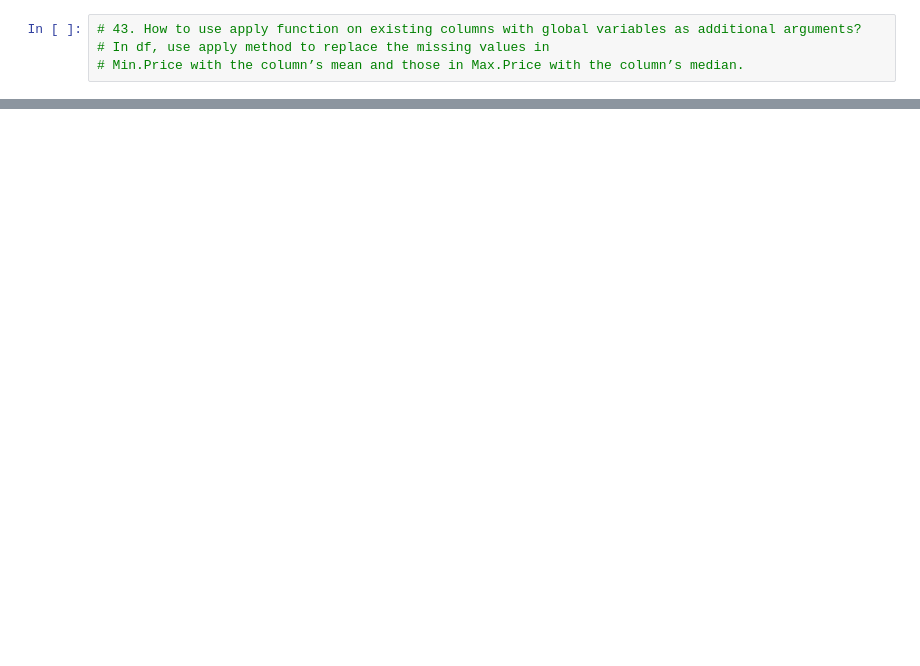
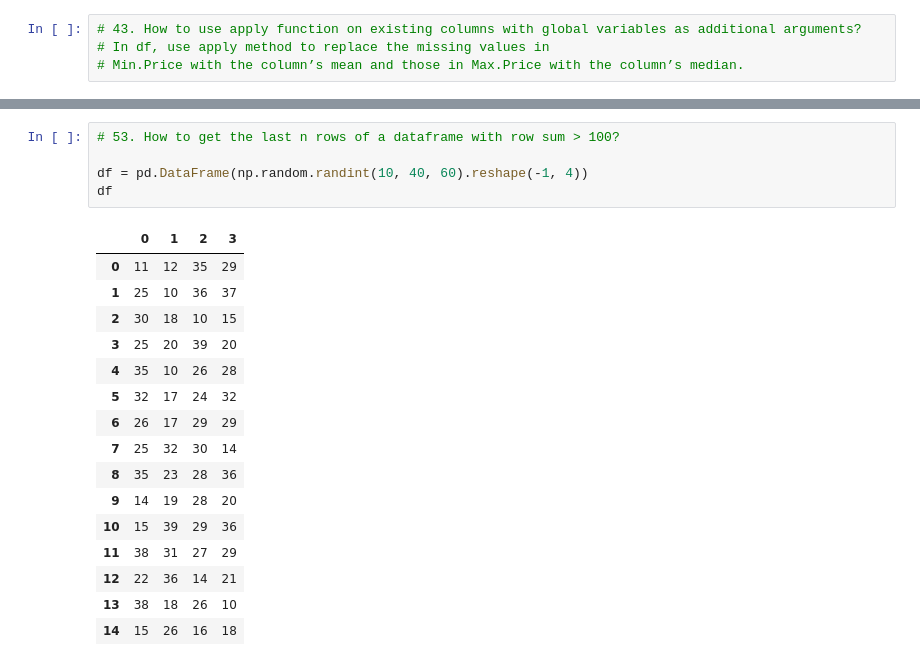
Before and after one commit to anmorozov16/ds_practice, a Jupyter notebook: data_science_practice.ipynb, the cells around one changed output, grey strips where cells are left out. Drawn from its saved outputs; the diff is of its cells as text; blank space fills up the shorter version.

```diff
--- a/data_science_practice.ipynb
+++ b/data_science_practice.ipynb
@@ -871,0 +1035,22 @@ df[cols].apply(lambda x: x.fillna(x.mean()))
+# %%
+# 53. How to get the last n rows of a dataframe with row sum > 100?
+
+df = pd.DataFrame(np.random.randint(10, 40, 60).reshape(-1, 4))
+df
+# %% [output]
+|  | 0 | 1 | 2 | 3 |
+| 0 | 11 | 12 | 35 | 29 |
+| 1 | 25 | 10 | 36 | 37 |
+| 2 | 30 | 18 | 10 | 15 |
+| 3 | 25 | 20 | 39 | 20 |
+| 4 | 35 | 10 | 26 | 28 |
+| 5 | 32 | 17 | 24 | 32 |
+| 6 | 26 | 17 | 29 | 29 |
+| 7 | 25 | 32 | 30 | 14 |
+| 8 | 35 | 23 | 28 | 36 |
+| 9 | 14 | 19 | 28 | 20 |
+| 10 | 15 | 39 | 29 | 36 |
+| 11 | 38 | 31 | 27 | 29 |
+| 12 | 22 | 36 | 14 | 21 |
+| 13 | 38 | 18 | 26 | 10 |
+| 14 | 15 | 26 | 16 | 18 |
```
Also changed, not shown: parts of 14 cells of this notebook.
